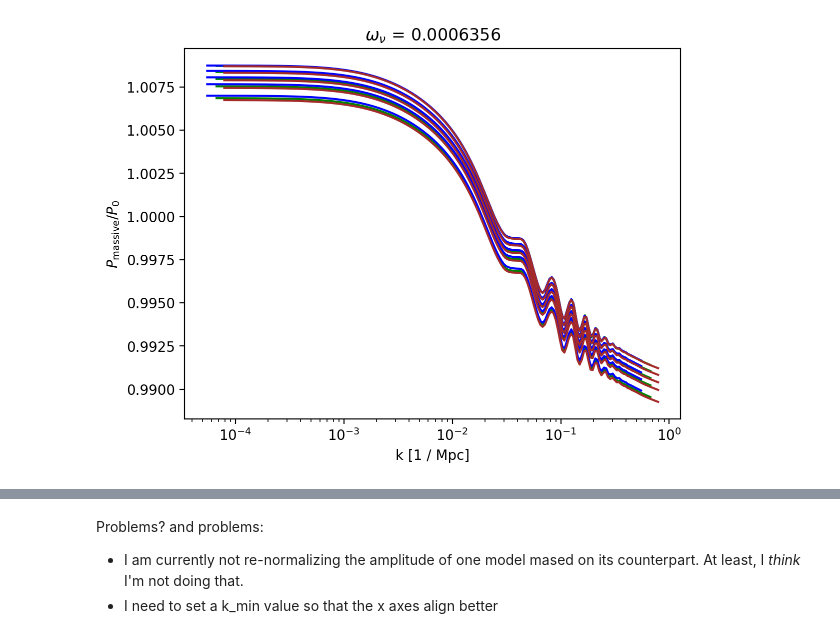
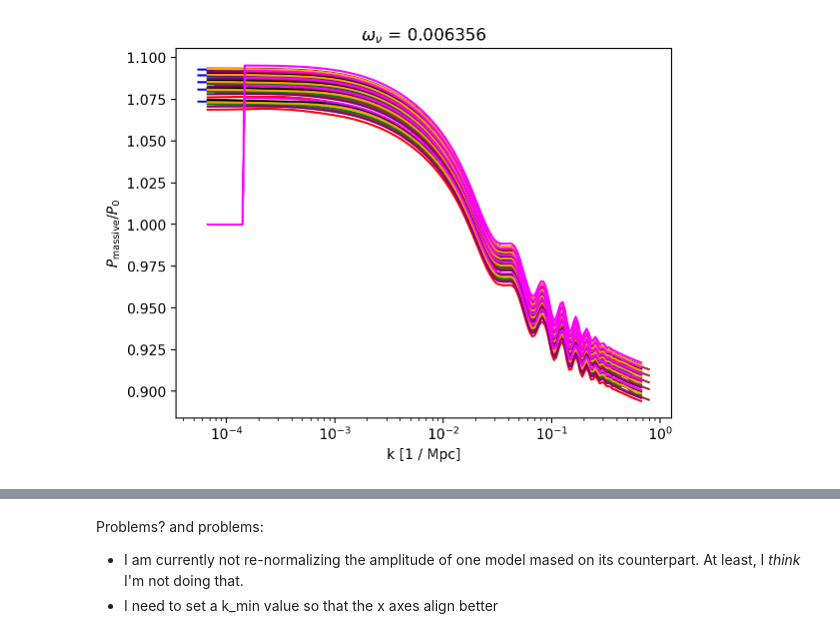
Before and after one commit to 3276908917/Master, a Jupyter notebook: CAMB_demo/rescaling_assignment.ipynb, the cells around one changed output, grey strips where cells are left out. Drawn from its saved outputs; the diff is of its cells as text; code cells hidden in the pictures.

```diff
--- a/CAMB_demo/rescaling_assignment.ipynb
+++ b/CAMB_demo/rescaling_assignment.ipynb
@@ -11,7 +11,7 @@ import pandas as pd
 import re
 # %%
 omega_nu = np.array([0.0006356, 0.002, 0.006356])
-omega_index = 0 # while we debug, we confine our attention to just one value
+omega_index = 2 # while we debug, we confine our attention to just one value
 # %%
 # Keep in mind that this is NOT the same file as the original "cosmology_Aletheia.dat"
 # that Ariel gave us! If you use the unaltered version, you will get a segfault
@@ -56,7 +56,8 @@ def kzps(mlc, omnuh2_in, massive_neutrinos=False, sigma12_in=1, zs = [0]):
         omch2=omch2_in,
         omk=mlc["OmK"])
     pars.InitPower.set_params(As=mlc["A_s"], ns=mlc["n_s"])
-    pars.set_dark_energy(w=mlc["w0"], wa=float(mlc["wa"]))
+
+    pars.DarkEnergy = camb.dark_energy.DarkEnergyPPF(w=mlc["w0"], wa=float(mlc["wa"]))
 
     pars.set_matter_power(redshifts=zs, kmax=2.0)
     pars.NonLinear = model.NonLinear_none
@@ -89,10 +90,13 @@ s12_massive_list = []
 for index, row in cosm.iterrows():
     # Basically hard-code ignoring pattern
     # Until we figure out the DE shenanigans
-    if row["wa"] == "-" or row["w0"] + float(row["wa"]) < -1:
-        continue # not sure how to handle this yet
-    if index > 2:
-        continue # we're confining our attention while we debug
+    #if row["wa"] == "-" or row["w0"] + float(row["wa"]) < -1:
+    #    continue # not sure how to handle this yet
+    #if index > 2:
+    #    continue # we're confining our attention while we debug
+
+    if index > 7:
+        continue # Don't know how to handle the last one yet
 
     z_in = parse_redshifts(index)
 
@@ -110,19 +114,22 @@ for index, row in cosm.iterrows():
     p_massive_list.append(p)
     s12_massive_list.append(s12)
 # %%
-colors = ["green", "blue", "brown"]
+colors = ["green", "blue", "brown", "red", "black", "orange", "purple", "magenta"]
+# Argh! We have duplicates!!
+#styles = ["solid", "dotted", "dashed", "dashdot", "solid", "dotted", "dashed", "dashdot"]
+styles = ["solid"] * 8
 # %%
-for i in range(0, 3):
+for i in range(len(k_massive_list)):
     h = cosm.loc[i]["h"]
     for j in range(5):
         plt.plot(k_massless_list[i] * h, p_massive_list[i][j] / p_massless_list[i][j],
                  label="model " + str(i) + \
                  ", no renormalizing, z=" + str(parse_redshifts(index)[j]),
-                c=colors[i])
+                c=colors[i], linestyle=styles[i])
     plt.xscale('log')
     plt.xlabel(r"k [1 / Mpc]")
     plt.ylabel(r"$P_\mathrm{massive} / P_0$")
     plt.title(r"$\omega_\nu$ = " + str(omega_nu[omega_index]))
     #plt.legend()
 # %% [output]
-[figure, old version]
+[figure, new version]
```
Also changed, not shown: parts of 2 cells of this notebook, 6 other files.
